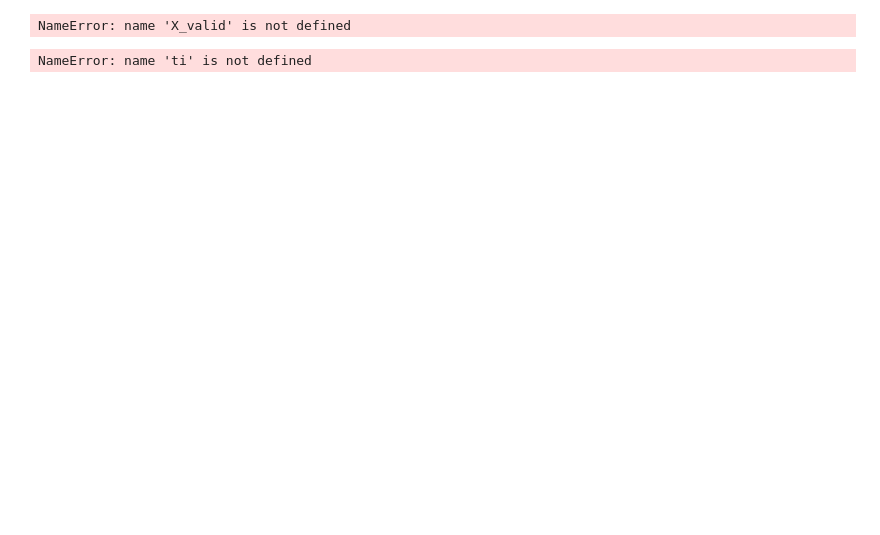
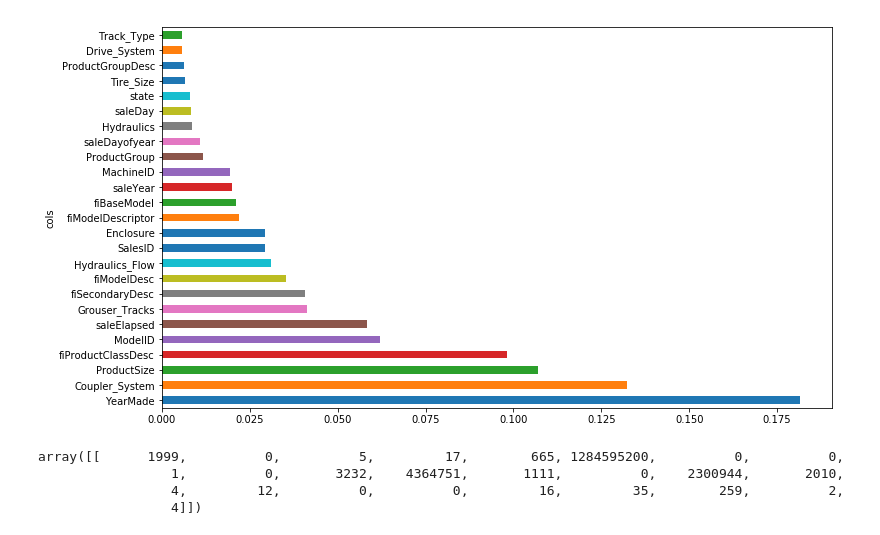
Before and after one commit to s-r-aman/machine_learning_playground, a Jupyter notebook: fastdotai/fastai_1.ipynb, the cells around one changed output. Cells and saved outputs as stored; diff of their text form; code cells hidden in the pictures; blank space fills up the shorter version.

```diff
--- a/fastdotai/fastai_1.ipynb
+++ b/fastdotai/fastai_1.ipynb
@@ -72,5 +138,5 @@ print_score(m)
 # %%
-df_raw.SalePrice = np.log(df_raw.SalePrice)
+# df_raw.SalePrice = np.log(df_raw.SalePrice)
 # %%
 df_trn, y_trn, nas = proc_df(df_raw, 'SalePrice', subset=30000, na_dict=nas)
 X_train, _ = split_vals(df_trn, 20000)
@@ -104,9 +181,9 @@ m = RandomForestRegressor(n_estimators=40, n_jobs=-1,
 m.fit(X_train, y_train)
 print_score(m)
 # %%
-# df_trn, y_trn = proc_df(df_raw, 'SalePrice')
-# X_train, X_valid = split_vals(df_trn, n_trn)
-# y_train, y_valid = split_vals(y_trn, n_trn)
-# set_rf_samples(20000)
+df_trn, y_trn, nas = proc_df(df_raw, 'SalePrice')
+X_train, X_valid = split_vals(df_trn, n_trn)
+y_train, y_valid = split_vals(y_trn, n_trn)
+set_rf_samples(20000)
 # %%
 fi = rf_feat_importance(m, X_train); fi[:10]
@@ -114,0 +206,2 @@ fi.plot('cols', 'imp', figsize=(10,6), legend=False);
+# %%
+to_keep = fi[fi.imp>0.005].cols; len(to_keep)
@@ -115,3 +210,6 @@ fi.plot('cols', 'imp', figsize=(10,6), legend=False);
+# %%
+df_keep = df_trn[to_keep].copy()
+X_train, X_valid = split_vals(df_keep, n_trn)
 # %%
  def plot_fi(fi):
   return fi.plot('cols','imp','barh', figsize=(12,7), legend=False)
@@ -119,10 +219,13 @@ plot_fi(fi[:30]);
 # %%
 set_rf_samples(50000)
 
-m = RandomForestRegressor(n_estimators=40, min_samples_leaf=3,
-        max_features=0.5, n_jobs=-1, oob_score=True)
+
+X_train, X_valid = split_vals(df_keep, n_trn)
+m = RandomForestRegressor(n_estimators=40, min_samples_leaf=3, max_features=0.6, n_jobs=-1)
 m.fit(X_train, y_train)
-print_score(m)
+plot_fi(rf_feat_importance(m, df_keep));
+# %% [output]
+[figure, added]
 # %%
 from treeinterpreter import treeinterpreter as tl
 # %%
@@ -131,10 +233,11 @@ df_train, df_valid = split_vals(df_raw[df_trn.columns], n_trn)
 # %%
 row = X_valid.values[None,0]; row
 # %% [output]
-NameError: name 'X_valid' is not defined
+array([[      1999,          0,          5,         17,        665, 1284595200,          0,          0,
+                 1,          0,       3232,    4364751,       1111,          0,    2300944,       2010,
+                 4,         12,          0,          0,         16,         35,        259,          2,
+                 4]])
 # %%
-prediction, bias, contributions = ti.predict(m, row)
+prediction, bias, contributions = tl.predict(m, row)
-# %% [output]
-NameError: name 'ti' is not defined
 # %%
 contributions[0].sum()
```
Also changed, not shown: parts of 20 cells of this notebook.
